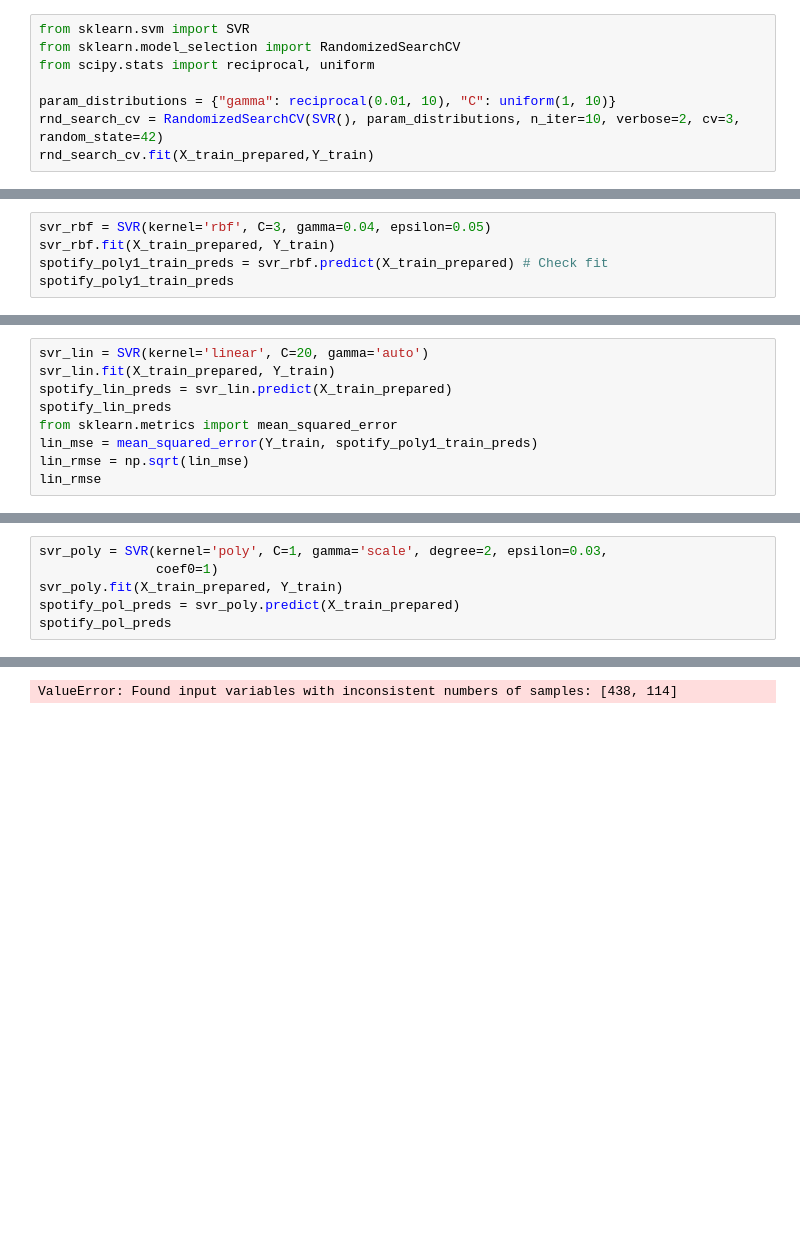
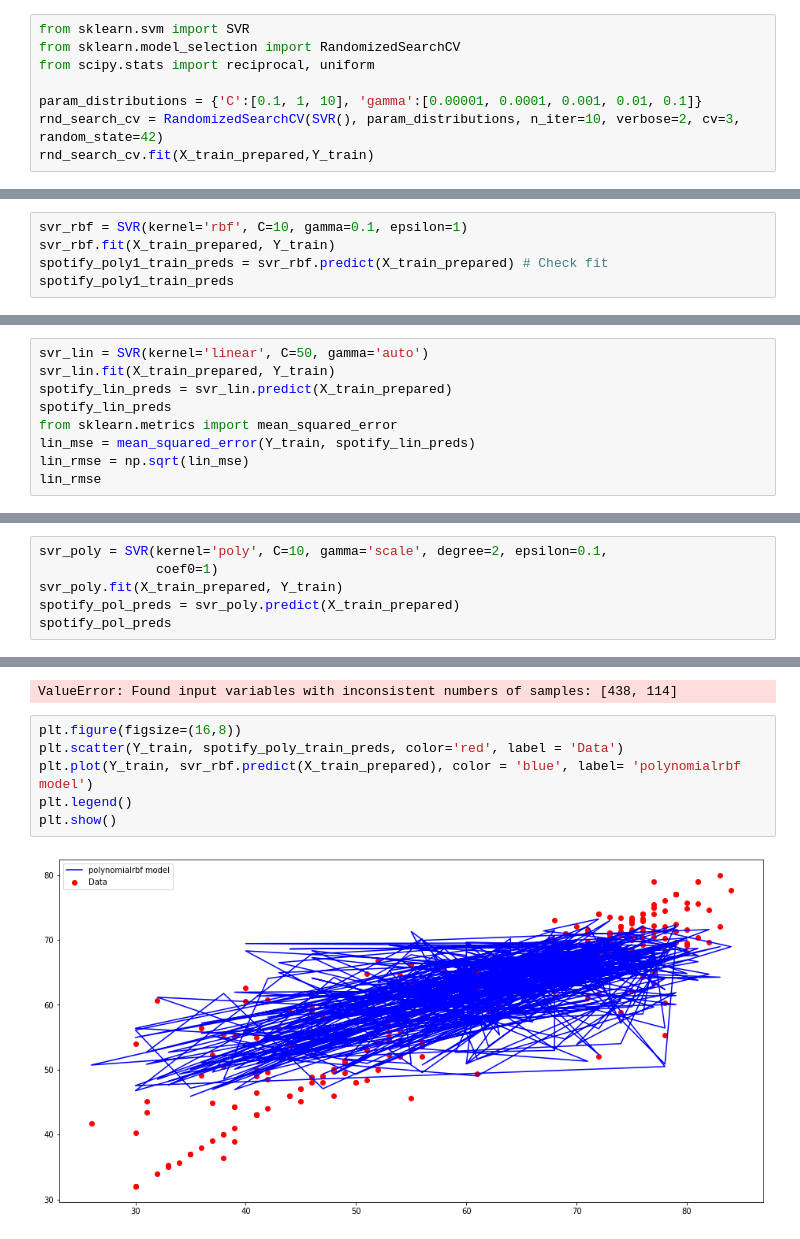
Before and after one commit to joebar200/CS986-final-final-, a Jupyter notebook: Clf - Decision Tree FinalFinal Joe Version .ipynb, the cells around one changed output, grey strips where cells are left out. Drawn from its saved outputs; the diff is of its cells as text; blank space fills up the shorter version.

```diff
--- a/Clf - Decision Tree FinalFinal Joe Version .ipynb
+++ b/Clf - Decision Tree FinalFinal Joe Version .ipynb
@@ -446,7 +442,7 @@ from sklearn.svm import SVR
 from sklearn.model_selection import RandomizedSearchCV
 from scipy.stats import reciprocal, uniform
 
-param_distributions = {"gamma": reciprocal(0.01, 10), "C": uniform(1, 10)}
+param_distributions = {'C':[0.1, 1, 10], 'gamma':[0.00001, 0.0001, 0.001, 0.01, 0.1]}
 rnd_search_cv = RandomizedSearchCV(SVR(), param_distributions, n_iter=10, verbose=2, cv=3, random_state=42)
 rnd_search_cv.fit(X_train_prepared,Y_train)
 # %% [output]
@@ -524,5 +514,5 @@ plt.plot(Y_train,spotify_train_preds, color='blue')
 # %%
-svr_rbf = SVR(kernel='rbf', C=3, gamma=0.04, epsilon=0.05)
+svr_rbf = SVR(kernel='rbf', C=10, gamma=0.1, epsilon=1)
 svr_rbf.fit(X_train_prepared, Y_train)
 spotify_poly1_train_preds = svr_rbf.predict(X_train_prepared) # Check fit
 spotify_poly1_train_preds
@@ -547,10 +537,10 @@ array([52.11672067, 65.97802444, 65.16207716, 62.9495172 , 68.9384647 ,
 # %%
-svr_lin = SVR(kernel='linear', C=20, gamma='auto')
+svr_lin = SVR(kernel='linear', C=50, gamma='auto')
 svr_lin.fit(X_train_prepared, Y_train)
 spotify_lin_preds = svr_lin.predict(X_train_prepared)
 spotify_lin_preds
 from sklearn.metrics import mean_squared_error
-lin_mse = mean_squared_error(Y_train, spotify_poly1_train_preds)
+lin_mse = mean_squared_error(Y_train, spotify_lin_preds)
 lin_rmse = np.sqrt(lin_mse)
 lin_rmse
 # %% [output]
@@ -558,5 +548,5 @@ lin_rmse
 # %%
-svr_poly = SVR(kernel='poly', C=1, gamma='scale', degree=2, epsilon=0.03,
+svr_poly = SVR(kernel='poly', C=10, gamma='scale', degree=2, epsilon=0.1,
                coef0=1)
 svr_poly.fit(X_train_prepared, Y_train)
 spotify_pol_preds = svr_poly.predict(X_train_prepared)
@@ -607,3 +588,11 @@ lin_rmse = np.sqrt(lin_mse)
 lin_rmse
 # %% [output]
 ValueError: Found input variables with inconsistent numbers of samples: [438, 114]
+# %%
+plt.figure(figsize=(16,8))
+plt.scatter(Y_train, spotify_poly_train_preds, color='red', label = 'Data')
+plt.plot(Y_train, svr_rbf.predict(X_train_prepared), color = 'blue', label= 'polynomialrbf model')
+plt.legend()
+plt.show()
+# %% [output]
+[figure, added]
```
Also changed, not shown: parts of 21 cells of this notebook.
